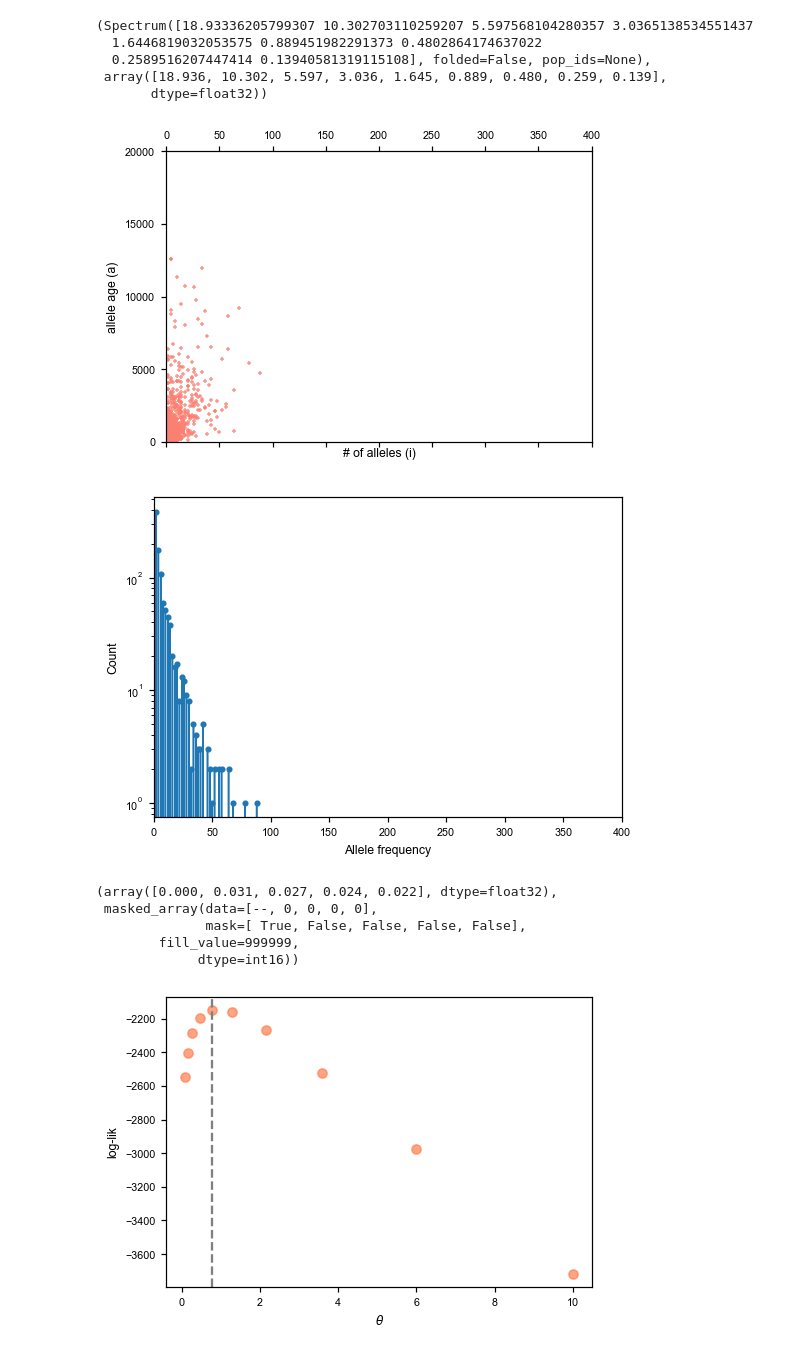
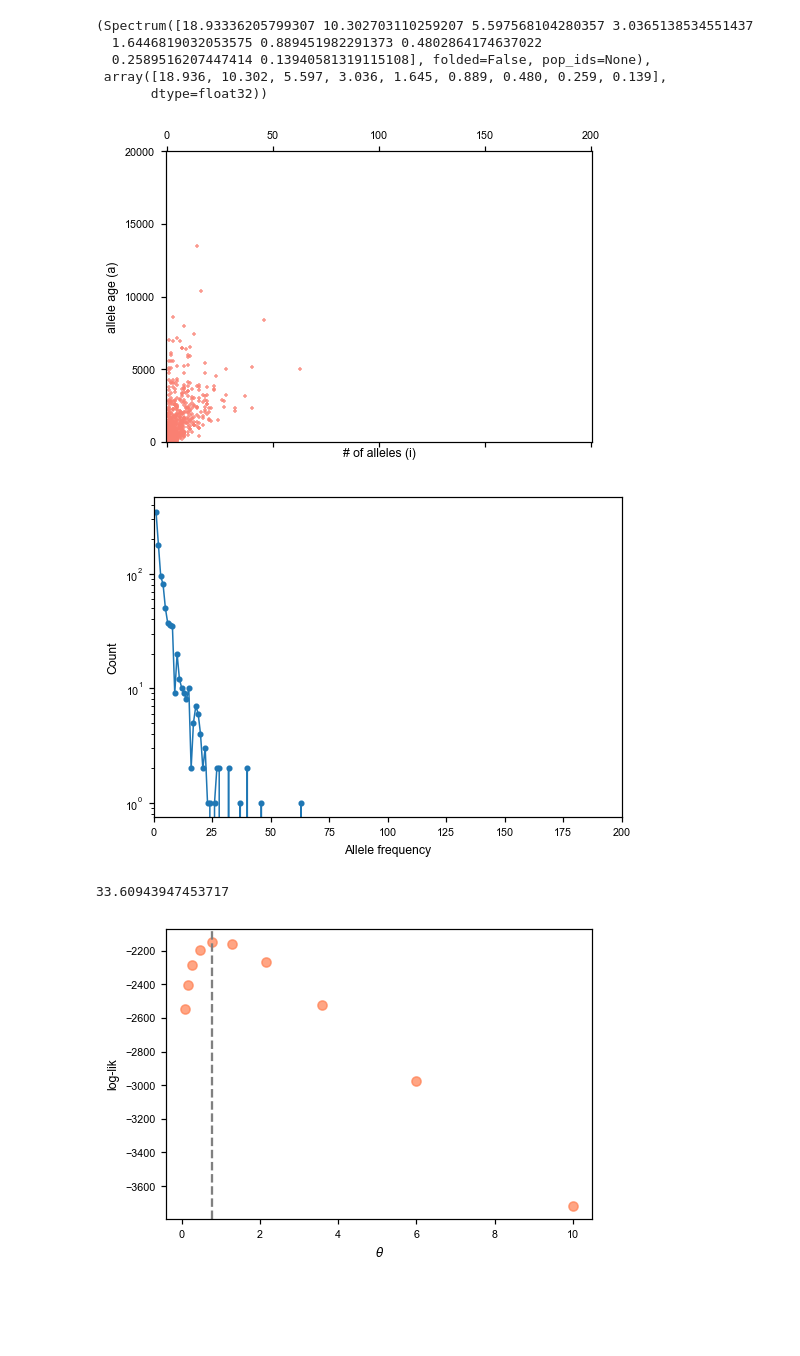
Before and after one commit to VivaswatS/selCoefEst, a Jupyter notebook: changingpopsizesims.ipynb, the cells around one changed output. Drawn from its saved outputs; the diff is of its cells as text; code cells hidden in the pictures; blank space fills up the shorter version.

```diff
--- a/changingpopsizesims.ipynb
+++ b/changingpopsizesims.ipynb
@@ -341,7 +313,7 @@ dat = df1.to_numpy(dtype='int64')
 ## creating a database of P(X, a | s) with dicts for different s values
 del up_xa_s
 up_xa_s = {}
-n = 1000
+n = 200
 for ig, g in enumerate(gamma):
 #     ## unscaled probability - almost likelihood
     up_xa_s[g] = run_mom_iterate_changing(n, 2*g, Nc[::-1], mu, misc = {'dt_fac':0.02, 'adapt_dt':True})
@@ -869,0 +915,28 @@ hR.set_visible(False)
+# %%
+# nsims = 16
+# estabfr, estabag = np.zeros((nsims,2)), np.zeros((nsims,2))
+for n in range(1,nsims):
+    os.system("GSL_RNG_SEED={} GSL_RNG_TYPE=mrg ../../PReFerSim/PReFerSim simfiles/1kg_1.5_n10_prefersim.txt 2 > /dev/null 2>&1".format(rng.integers(290522)))
+
+    df1 = pd.read_csv("outfiles/gammaHuber17Unif.2.full_out.txt",sep='\t',header=None,names=['','Xl','s','al','id'])
+    df1['sXl'] = round(df1['Xl']*200)
+    df1['al'] = 50000+1-df1['al']
+    dat = df1.astype('int').to_numpy()
+
+    SMS = np.zeros((50000,200+1),dtype='int16')
+    mask = np.zeros_like(SMS); mask[0,:] = 1; mask[:,0] = 1; mask[:,-1] = 1;
+    for i in range(len(dat)):
+        SMS[dat[i,3],dat[i,5]] += 1
+    SMSmask = np.ma.array(SMS,mask=mask)
+
+    sfs = moments.Spectrum(np.histogram(dat[:,5],bins=range(0,202))[0])
+
+    estabag[n,] = 10**sp.optimize.minimize(get_ll_freqagechanging,x0=np.log10([0.6,10]),method='Nelder-Mead',args=({'up_xa_s':up_xa_s,'gamma':gammas,'sms':SMSmask,'p_misid':0,'gens':50000,}),bounds=((-2,0),(0,4))).x
+    estabfr[n,] = 10**sp.optimize.minimize(get_ll_freqchanging,x0=np.log10([0.6,10]),method='L-BFGS-B',args=({'p_xa_s':p_xa_s,'gamma':gammas,'sfs':sfs,'p_misid':0,}),bounds=((-2,0),(0,4))).x
+
+    print(estabag[n,],estabfr[n,])
+# get_ll_freqchanging(np.log10([0.2,400]),{'p_xa_s':p_xa_s,'gamma':gammas,'sfs':sfs,'p_misid':0,},200)
+# get_ll_freqagechanging(np.log10([0.8,400]),{'up_xa_s':up_xa_s,'gamma':gammas,'sms':SMSmask,'p_misid':0},200)
+
+# 10**sp.optimize.minimize(get_ll_freqagechanging,x0=np.log10([0.6,600]),method='Nelder-Mead',args=({'up_xa_s':up_xa_s,'gamma':gammas,'sms':SMSmask,'p_misid':0,'gens':len(Nc)}),bounds=((-2,0),(0,4))).x,
+# 10**sp.optimize.minimize(get_ll_freqchanging,x0=np.log10([0.5,500]),method='L-BFGS-B',args=({'p_xa_s':p_xa_s,'gamma':gammas,'sfs':sfs,'p_misid':0,}),bounds=((-2,0),(0,4))).x
@@ -984,9 +1073,9 @@ fst[1:10], fsa[-200,1:10]
 # %%
 ## reading in simulated data + exploratory analysis
 df1 = pd.read_csv("outfiles/ConstantSize10.0.3.full_out.txt",sep='\t',header=None,names=['','Xl','s','al','id'])
-df1['sXl'] = round(df1['Xl']*400)
+df1['sXl'] = round(df1['Xl']*200)
 # df1 = df1.loc[df1['al']<50000,:]
-df1['al'] = 50000+1-df1['al']
+df1['al'] = 20000+1-df1['al']
 # df1 = df1.loc[df1['al']<80000,:]
 # df1 = df1.loc[df1['sXl']<200,:]
 # plt.hist(df1['sXl'],25); plt.xlabel('# of allele copies'); plt.show()
@@ -996,36 +1085,36 @@ dat = df1.astype('int').to_numpy()
 # plt.hist(-df1['gamma'],50); plt.xlabel('simulated gamma');
 # %%
 ## create a SMS (matrix) instead of SFS
-SMS = np.zeros((50000,400+1),dtype='int16')
+SMS = np.zeros((20000,200+1),dtype='int16')
 mask = np.zeros_like(SMS); mask[0,:] = 1; mask[:,0] = 1; mask[:,-1] = 1;
 for i in range(len(dat)):
-    if (dat[i,3]<50000) & (dat[i,5]<400):
+    if (dat[i,3]<50000) & (dat[i,5]<200):
         SMS[dat[i,3],dat[i,5]] += 1
 SMSmask = np.ma.array(SMS,mask=mask)
 plt.spy(SMSmask,aspect='auto',color='salmon',marker='+',markersize=2,alpha=0.8); plt.ylim((0,20000)); plt.xlabel('# of alleles (i)'); plt.ylabel('allele age (a)'); plt.show()
 # plt.plot(nzidx[1],nzidx[0],'ko'); plt.loglog()
 # plt.plot(np.ravel(SMS.sum(axis=1)),'ko',); plt.semilogy()
 
 # prfsim = pd.read_csv("outfiles/gammaHuber17Unif.2.sfs_out.txt", sep="\t")
 # dadisfs = np.zeros((2000+1,)).astype('int')
 # for n in range(0, len(prfsim.columns)-1):
 #     dadisfs[int(prfsim.columns[n].split("/")[0])] = int(prfsim.columns[n].split("/")[1])
 
 # f = open("outfiles/ConstantSize6.95.2.dadi.sfs_out.txt", "w")
 # f.write("201 unfolded\n")
 # f.write(' '.join(map(str, dadisfs)))
 # f.close()
 
-sfs = moments.Spectrum(np.histogram(dat[:,5],bins=range(0,402))[0])
+sfs = moments.Spectrum(np.histogram(dat[:,5],bins=range(0,202))[0])
 moments.Plotting.plot_1d_fs(sfs)
 
 # plt.scatter(np.arange(1,172),fs_mis,color='goldenrod',alpha=0.6,label='moments'); plt.scatter(np.arange(1,172),43*sfs[:171],color='purple',alpha=0.4,label='scaled PReFerSim');
 # plt.xlabel('Allele frequency'); plt.title('SFS with Gamma(0.18,2000) DFE'); plt.legend(); plt.semilogy(); plt.grid()
 # %% [output]
-[figure, old version]
+[figure, new version]
-[figure, old version]
+[figure, new version]
 # %%
-# 10**sp.optimize.minimize_scalar(get_ll_freqageconstant,args=({'sms':SMS,'theta':200,'N':10000,'p_misid':0,'gens':80000},2000),tol=1e-1,bracket=(-2,3)).x
+10**sp.optimize.minimize_scalar(get_ll_freqageconstant,args=({'sms':SMSmask,'theta':3,'N':10000,'p_misid':0,'gens':20000},200),).x
 # fsa[np.where(fsa.sum(axis=1)<0.2e-2)[0][-1]:,:].shape
 # SMSmask.nonzero()[0][-1]
 # SMSmask[:5,:5], fsa[-5:,:5]
@@ -1035,11 +1124,7 @@ moments.Plotting.plot_1d_fs(sfs)
 # 10**sp.optimize.minimize_scalar(get_ll_freqconstant,args=({'sfs':sfs,'theta':400,'p_misid':0},400),).x
 # SMSmask[1:10,1:10]
 # %% [output]
-(array([0.000, 0.031, 0.027, 0.024, 0.022], dtype=float32),
- masked_array(data=[--, 0, 0, 0, 0],
-              mask=[ True, False, False, False, False],
-        fill_value=999999,
-             dtype=int16))
+33.60943947453717
 # %%
 ## figuring out the right theta to use for s
 thetas = np.logspace(-1,1,10)
```
Also changed, not shown: parts of 35 cells of this notebook, 2 other files.
